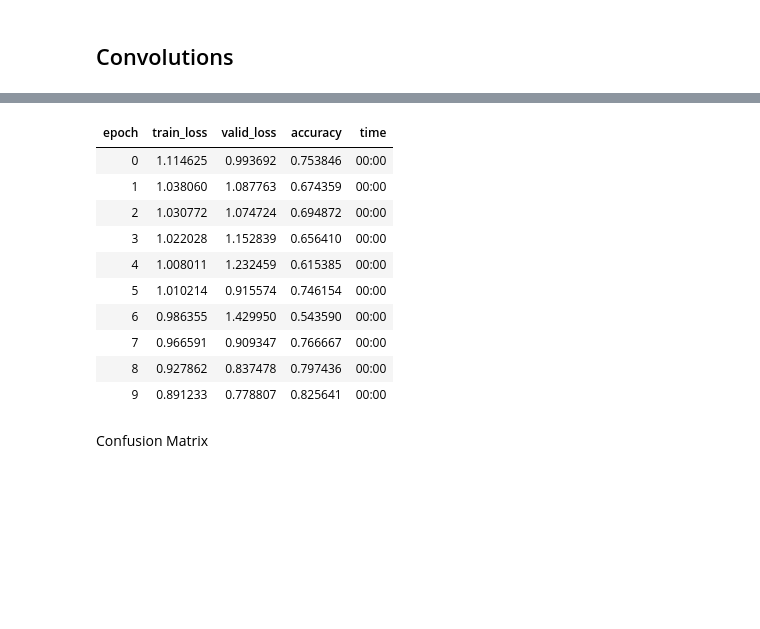
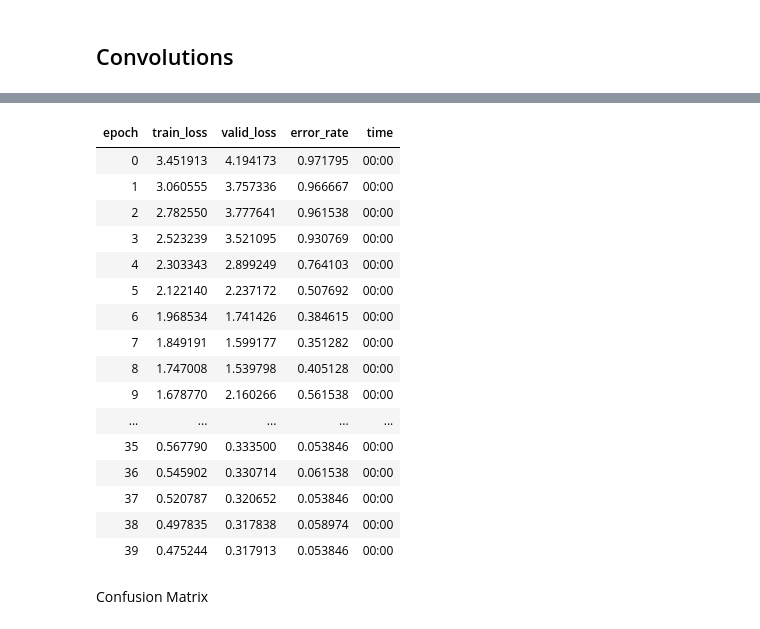
Before and after one commit to tcapelle/timeseries_fastai, a Jupyter notebook: 01_adiac.ipynb, the cells around one changed output, grey strips where cells are left out. Cells and saved outputs as stored; diff of their text form; code cells hidden in the pictures; blank space fills up the shorter version.

```diff
--- a/01_adiac.ipynb
+++ b/01_adiac.ipynb
@@ -145,17 +130,23 @@ LR Finder is complete, type {learner_name}.recorder.plot() to see the graph.
-# %%
-learn_res.fit_one_cycle(10, 1e-3)
-# %% [output]
-| epoch | train_loss | valid_loss | accuracy | time |
-| 0 | 1.114625 | 0.993692 | 0.753846 | 00:00 |
-| 1 | 1.038060 | 1.087763 | 0.674359 | 00:00 |
-| 2 | 1.030772 | 1.074724 | 0.694872 | 00:00 |
-| 3 | 1.022028 | 1.152839 | 0.656410 | 00:00 |
-| 4 | 1.008011 | 1.232459 | 0.615385 | 00:00 |
-| 5 | 1.010214 | 0.915574 | 0.746154 | 00:00 |
-| 6 | 0.986355 | 1.429950 | 0.543590 | 00:00 |
-| 7 | 0.966591 | 0.909347 | 0.766667 | 00:00 |
-| 8 | 0.927862 | 0.837478 | 0.797436 | 00:00 |
-| 9 | 0.891233 | 0.778807 | 0.825641 | 00:00 |
+# %%
+learn_res.fit_one_cycle(40, 5e-4)
+# %% [output]
+| epoch | train_loss | valid_loss | error_rate | time |
+| 0 | 3.451913 | 4.194173 | 0.971795 | 00:00 |
+| 1 | 3.060555 | 3.757336 | 0.966667 | 00:00 |
+| 2 | 2.782550 | 3.777641 | 0.961538 | 00:00 |
+| 3 | 2.523239 | 3.521095 | 0.930769 | 00:00 |
+| 4 | 2.303343 | 2.899249 | 0.764103 | 00:00 |
+| 5 | 2.122140 | 2.237172 | 0.507692 | 00:00 |
+| 6 | 1.968534 | 1.741426 | 0.384615 | 00:00 |
+| 7 | 1.849191 | 1.599177 | 0.351282 | 00:00 |
+| 8 | 1.747008 | 1.539798 | 0.405128 | 00:00 |
+| 9 | 1.678770 | 2.160266 | 0.561538 | 00:00 |
+| ... | ... | ... | ... | ... |
+| 35 | 0.567790 | 0.333500 | 0.053846 | 00:00 |
+| 36 | 0.545902 | 0.330714 | 0.061538 | 00:00 |
+| 37 | 0.520787 | 0.320652 | 0.053846 | 00:00 |
+| 38 | 0.497835 | 0.317838 | 0.058974 | 00:00 |
+| 39 | 0.475244 | 0.317913 | 0.053846 | 00:00 |
 # %%
 p, t = learn_res.get_preds()
 # %%
```
Also changed, not shown: parts of 7 cells of this notebook, 2 other files.
